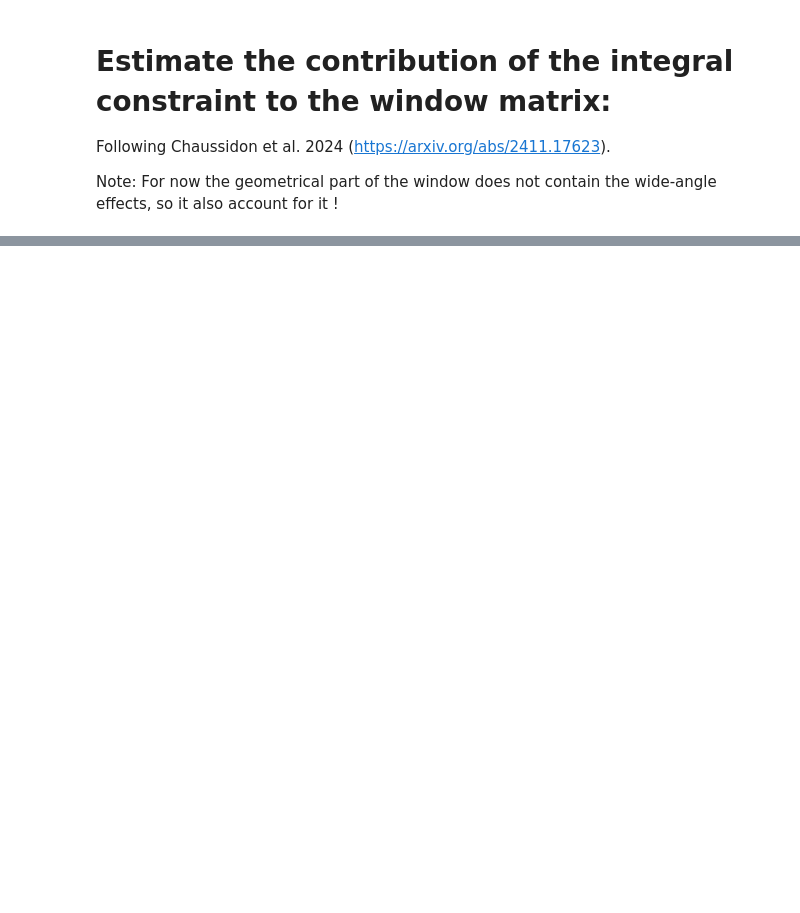
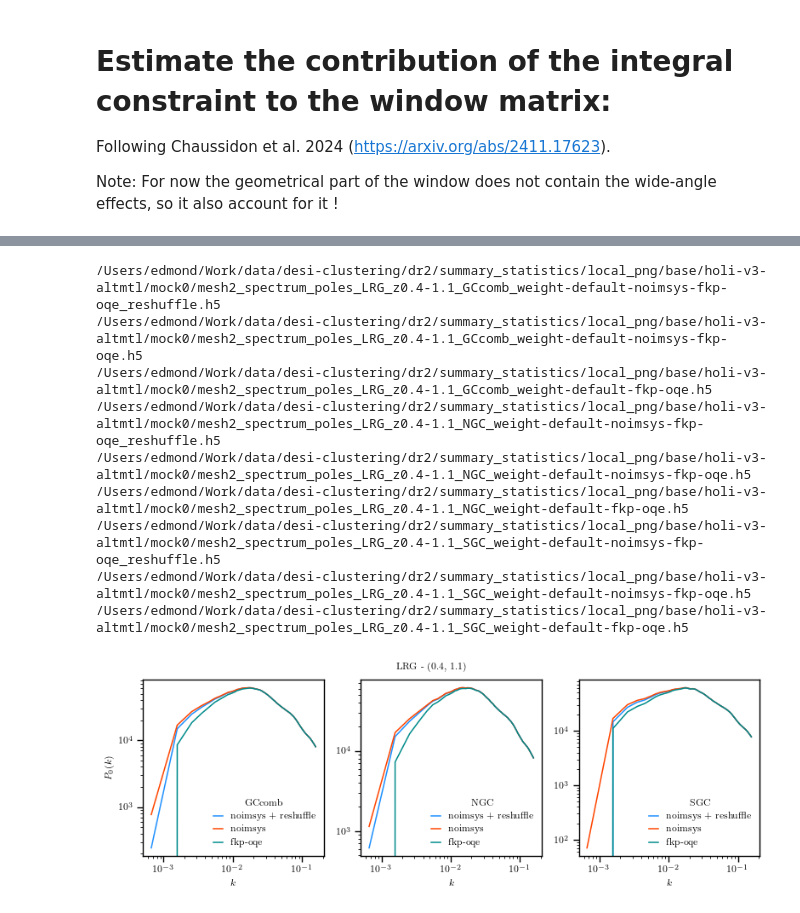
Before and after one commit to AlbertoRosado1/cai-dr2-clustering-products, a Jupyter notebook: local_png/integral_constraints_contribution.ipynb, the cells around one changed output, grey strips where cells are left out. Drawn from its saved outputs; the diff is of its cells as text; code cells hidden in the pictures; blank space fills up the shorter version.

```diff
--- a/local_png/integral_constraints_contribution.ipynb
+++ b/local_png/integral_constraints_contribution.ipynb
@@ -197 +202,45 @@ Best fit parameters:  [-1.5618676343567085e-05, 0.00011631513551210084, -0.00070
 ... (42 outputs left out)
+# %%
+from clustering_statistics.tools import get_stats_fn
+import lsstypes
+
+#tracer = 'QSO'
+#zrange = (0.8, 3.5)
+
+tracer = 'LRG'
+zrange = (0.4, 1.1)
+
+plt.figure(figsize=(8, 3))
+
+for i, region in enumerate(['GCcomb', 'NGC', 'SGC']):
+    plt.subplot(1, 3, i+1)
+
+    for weight in ['default-noimsys-fkp-oqe_reshuffle', 'default-noimsys-fkp-oqe', 'default-fkp-oqe']:
+
+        fns = [get_stats_fn(stats_dir=stats_dir, project=project, kind='mesh2_spectrum_poles', tracer=tracer, region=region, zrange=zrange,
+                                        weight=weight, imock=imock) for imock in range(50)]
+        print(fns[0])
+        pks = [lsstypes.read(fn) for fn in fns]
+        pk = lsstypes.mean(pks)
+        label = weight.replace('default-', '').replace('-fkp-oqe', '').replace('_reshuffle', ' + reshuffle')
+        plt.loglog(pk.get(0).k, pk.get(0).value(), label=label)
+
+    plt.legend(title=region)
+    plt.xlabel('$k$')
+    if i == 0: plt.ylabel('$P_0(k)$')
+
+plt.suptitle(f'{tracer} - {zrange}', y=0.93, fontsize=8)
+plt.tight_layout()
+plt.savefig(f'fig/integral_constraints_contribution_{tracer}.png', dpi=400)
+plt.show()
+# %% [output]
+/Users/edmond/Work/data/desi-clustering/dr2/summary_statistics/local_png/base/holi-v3-altmtl/mock0/mesh2_spectrum_poles_LRG_z0.4-1.1_GCcomb_weight-default-noimsys-fkp-oqe_reshuffle.h5
+/Users/edmond/Work/data/desi-clustering/dr2/summary_statistics/local_png/base/holi-v3-altmtl/mock0/mesh2_spectrum_poles_LRG_z0.4-1.1_GCcomb_weight-default-noimsys-fkp-oqe.h5
+/Users/edmond/Work/data/desi-clustering/dr2/summary_statistics/local_png/base/holi-v3-altmtl/mock0/mesh2_spectrum_poles_LRG_z0.4-1.1_GCcomb_weight-default-fkp-oqe.h5
+/Users/edmond/Work/data/desi-clustering/dr2/summary_statistics/local_png/base/holi-v3-altmtl/mock0/mesh2_spectrum_poles_LRG_z0.4-1.1_NGC_weight-default-noimsys-fkp-oqe_reshuffle.h5
+/Users/edmond/Work/data/desi-clustering/dr2/summary_statistics/local_png/base/holi-v3-altmtl/mock0/mesh2_spectrum_poles_LRG_z0.4-1.1_NGC_weight-default-noimsys-fkp-oqe.h5
+/Users/edmond/Work/data/desi-clustering/dr2/summary_statistics/local_png/base/holi-v3-altmtl/mock0/mesh2_spectrum_poles_LRG_z0.4-1.1_NGC_weight-default-fkp-oqe.h5
+/Users/edmond/Work/data/desi-clustering/dr2/summary_statistics/local_png/base/holi-v3-altmtl/mock0/mesh2_spectrum_poles_LRG_z0.4-1.1_SGC_weight-default-noimsys-fkp-oqe_reshuffle.h5
+/Users/edmond/Work/data/desi-clustering/dr2/summary_statistics/local_png/base/holi-v3-altmtl/mock0/mesh2_spectrum_poles_LRG_z0.4-1.1_SGC_weight-default-noimsys-fkp-oqe.h5
+/Users/edmond/Work/data/desi-clustering/dr2/summary_statistics/local_png/base/holi-v3-altmtl/mock0/mesh2_spectrum_poles_LRG_z0.4-1.1_SGC_weight-default-fkp-oqe.h5
+[figure, added]
```
Also changed, not shown: parts of 3 cells of this notebook.
